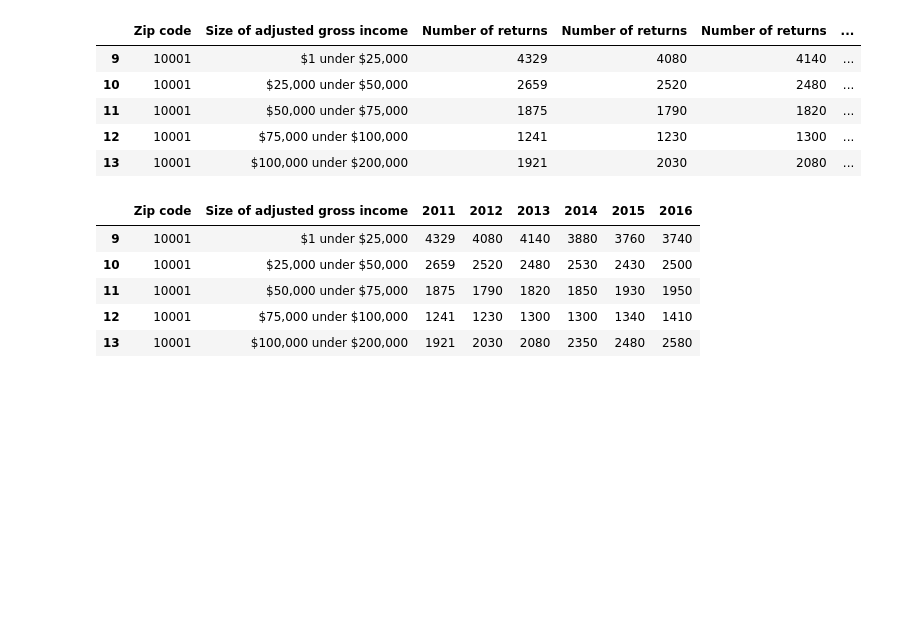
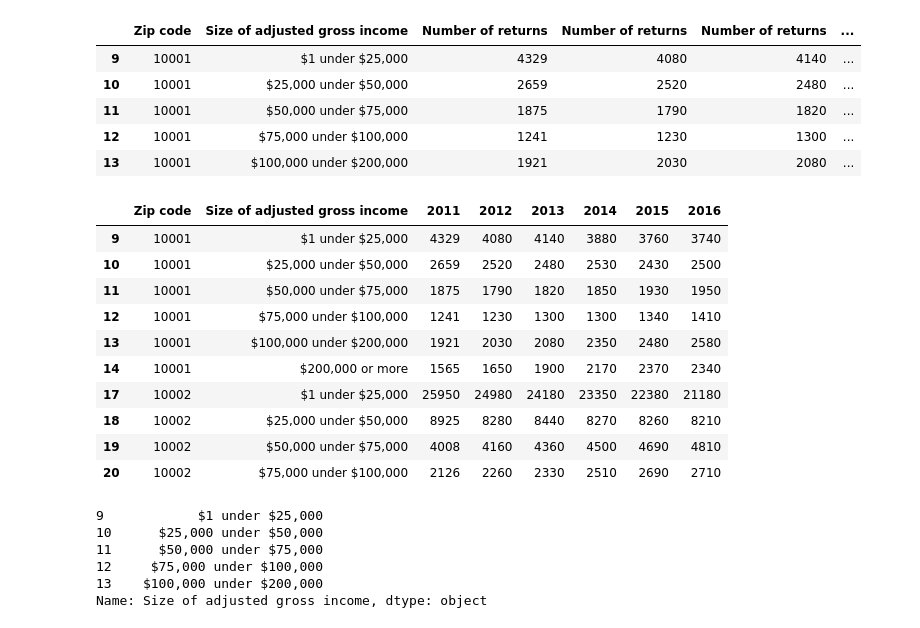
Before and after one commit to gesmith0606/three_stooges, a Jupyter notebook: code/ray_notebook.ipynb, the cells around one changed output. Drawn from its saved outputs; the diff is of its cells as text; code cells hidden in the pictures; blank space fills up the shorter version.

```diff
--- a/code/ray_notebook.ipynb
+++ b/code/ray_notebook.ipynb
@@ -115,23 +146,35 @@ income_2013 = income_2013.dropna()
 income_2013 = income_2013.astype({"Zip code": int})
 income_2013 = income_2013.loc[income_2013['Zip code'] != 0]
 income_2013 = income_2013.loc[income_2013['Zip code'] != 99999]
+# %%
+income_2013.loc[income_2013["Number of returns"] == '**', 'Number of returns'] = 0
+income_2013 = income_2013.astype({"Number of returns": int})
 # %%
 income_2014.columns = ['Zip code', 'Size of adjusted gross income', 'Number of returns']
 income_2014 = income_2014.dropna()
 income_2014 = income_2014.astype({"Zip code": int})
 income_2014 = income_2014.loc[income_2014['Zip code'] != 0]
 income_2014 = income_2014.loc[income_2014['Zip code'] != 99999]
+# %%
+income_2014.loc[income_2014["Number of returns"] == '**', 'Number of returns'] = 0
+income_2014 = income_2014.astype({"Number of returns": int})
 # %%
 income_2015.columns = ['Zip code', 'Size of adjusted gross income', 'Number of returns']
 income_2015 = income_2015.dropna()
 income_2015 = income_2015.astype({"Zip code": int})
 income_2015 = income_2015.loc[income_2015['Zip code'] != 0]
 income_2015 = income_2015.loc[income_2015['Zip code'] != 99999]
+# %%
+income_2015.loc[income_2015["Number of returns"] == '**', 'Number of returns'] = 0
+income_2015 = income_2015.astype({"Number of returns": int})
 # %%
 income_2016.columns = ['Zip code', 'Size of adjusted gross income', 'Number of returns']
 income_2016 = income_2016.dropna()
 income_2016 = income_2016.astype({"Zip code": int})
 income_2016 = income_2016.loc[income_2016['Zip code'] != 0]
 income_2016 = income_2016.loc[income_2016['Zip code'] != 99999]
+# %%
+income_2016.loc[income_2016["Number of returns"] == '**', 'Number of returns'] = 0
+income_2016 = income_2016.astype({"Number of returns": int})
 # %%
 dog_licenses.head()
@@ -400,11 +274,25 @@ column_appended_data.head()
 # %%
 column_appended_data.columns = ['Zip code', 'Size of adjusted gross income', '2011', '2012', '2013', '2014', '2015', '2016']
 # %%
-column_appended_data.head()
+column_appended_data.head(10)
 # %% [output]
 |  | Zip code | Size of adjusted gross income | 2011 | 2012 | 2013 | 2014 | 2015 | 2016 |
 | 9 | 10001 | $1 under $25,000 | 4329 | 4080 | 4140 | 3880 | 3760 | 3740 |
 | 10 | 10001 | $25,000 under $50,000 | 2659 | 2520 | 2480 | 2530 | 2430 | 2500 |
 | 11 | 10001 | $50,000 under $75,000 | 1875 | 1790 | 1820 | 1850 | 1930 | 1950 |
 | 12 | 10001 | $75,000 under $100,000 | 1241 | 1230 | 1300 | 1300 | 1340 | 1410 |
 | 13 | 10001 | $100,000 under $200,000 | 1921 | 2030 | 2080 | 2350 | 2480 | 2580 |
+| 14 | 10001 | $200,000 or more | 1565 | 1650 | 1900 | 2170 | 2370 | 2340 |
+| 17 | 10002 | $1 under $25,000 | 25950 | 24980 | 24180 | 23350 | 22380 | 21180 |
+| 18 | 10002 | $25,000 under $50,000 | 8925 | 8280 | 8440 | 8270 | 8260 | 8210 |
+| 19 | 10002 | $50,000 under $75,000 | 4008 | 4160 | 4360 | 4500 | 4690 | 4810 |
+| 20 | 10002 | $75,000 under $100,000 | 2126 | 2260 | 2330 | 2510 | 2690 | 2710 |
+# %%
+column_appended_data['Size of adjusted gross income'].head()
+# %% [output]
+9            $1 under $25,000
+10      $25,000 under $50,000
+11      $50,000 under $75,000
+12     $75,000 under $100,000
+13    $100,000 under $200,000
+Name: Size of adjusted gross income, dtype: object
```
Also changed, not shown: parts of 65 cells of this notebook.
